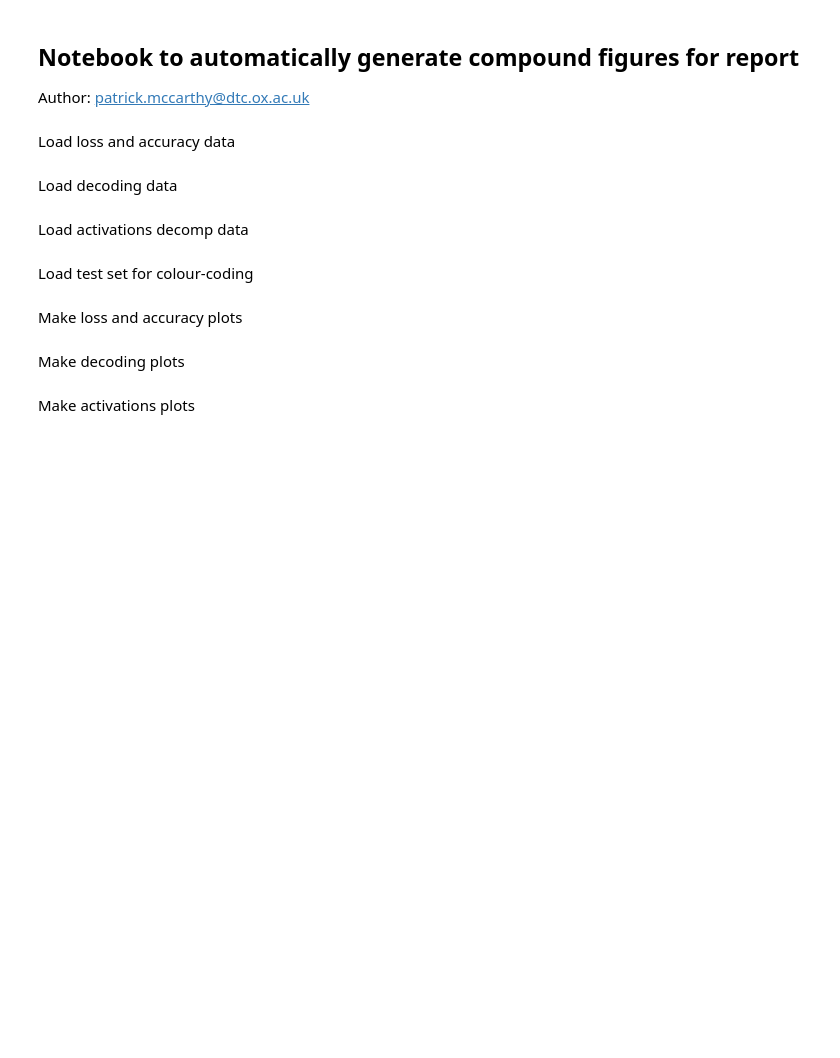
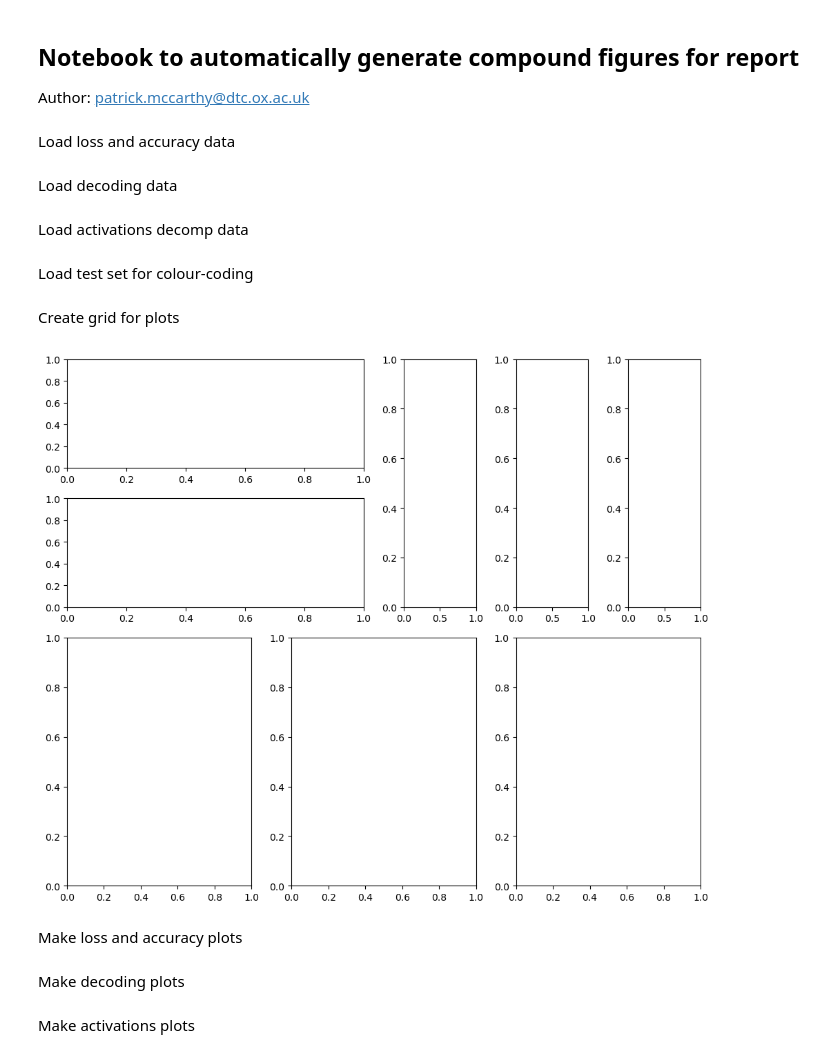
Before and after one commit to pmccthy/ThalamoCortex, a Jupyter notebook: analysis/mnist_compound_figures.ipynb, the cells around one changed output. Saved outputs shown, nothing was run; the diff lists cells and outputs as text; code cells hidden in the pictures; blank space fills up the shorter version.

Commit message:
added updated compound figures notebook

```diff
--- a/analysis/mnist_compound_figures.ipynb
+++ b/analysis/mnist_compound_figures.ipynb
@@ -126,6 +127,24 @@ else:
 
     # Reshape X to [samples, features]
     X_all_reshaped = X_all_arr.reshape(X_all_arr.shape[0], -1)  # Shape: (num_samples, 28*28)
+# %% [markdown]
+Create grid for plots
+# %%
+fig = plt.figure(figsize=(10, 10))
+gs = gridspec.GridSpec(5, 6)
+
+# Assign different sizes to subplots
+axs = {}
+axs["loss_curve"] = fig.add_subplot(gs[0, 0:3])
+axs["acc_curve"] = fig.add_subplot(gs[1, 0:3])
+axs["decoding_ctx1"] = fig.add_subplot(gs[0:2, 3:4])
+axs["decoding_ctx2"] = fig.add_subplot(gs[0:2, 4:5])
+axs["decoding_thal"] = fig.add_subplot(gs[0:2, 5:6])
+axs["activations_ctx1_block"] = gs[2:4, 0:2]
+axs["activations_ctx2_block"] = gs[2:4, 2:4]
+axs["activations_thal_block"] = gs[2:4, 4:6]
+# %% [output]
+[figure, added]
 # %% [markdown]
 Make loss and accuracy plots
 # %%
```
Also changed, not shown: parts of 10 cells of this notebook.
